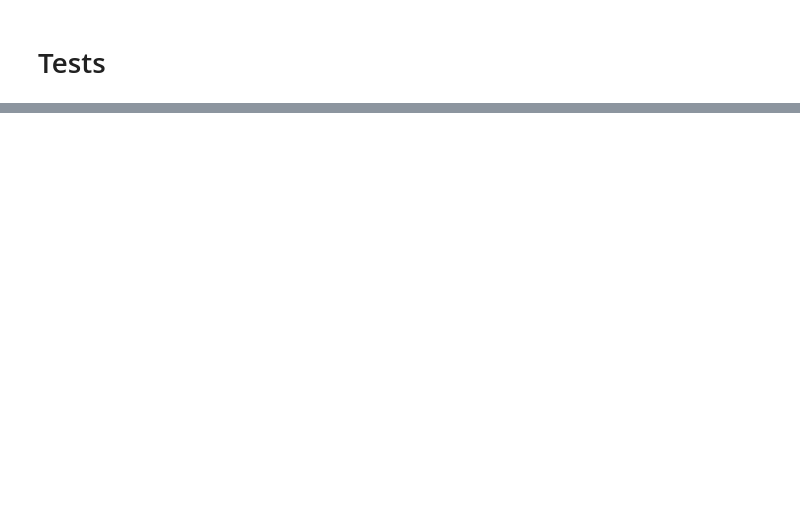
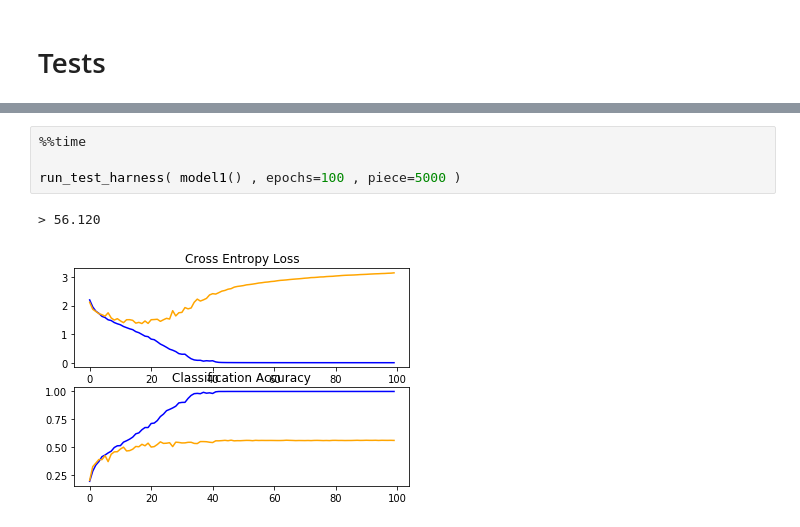
Before and after one commit to marcosacj/icnn, a Jupyter notebook: 02-keras-model.ipynb, the cells around one changed output, grey strips where cells are left out. Cells and saved outputs as stored; diff of their text form; blank space fills up the shorter version.

```diff
--- a/02-keras-model.ipynb
+++ b/02-keras-model.ipynb
@@ -120,0 +173,7 @@ def run_test_harness(epochs=100, piece=5000):
+# %%
+%%time
+
+run_test_harness( model1() , epochs=100 , piece=5000 )
+# %% [output]
+> 56.120
+[figure, added]
```
Also changed, not shown: parts of 22 cells of this notebook.
